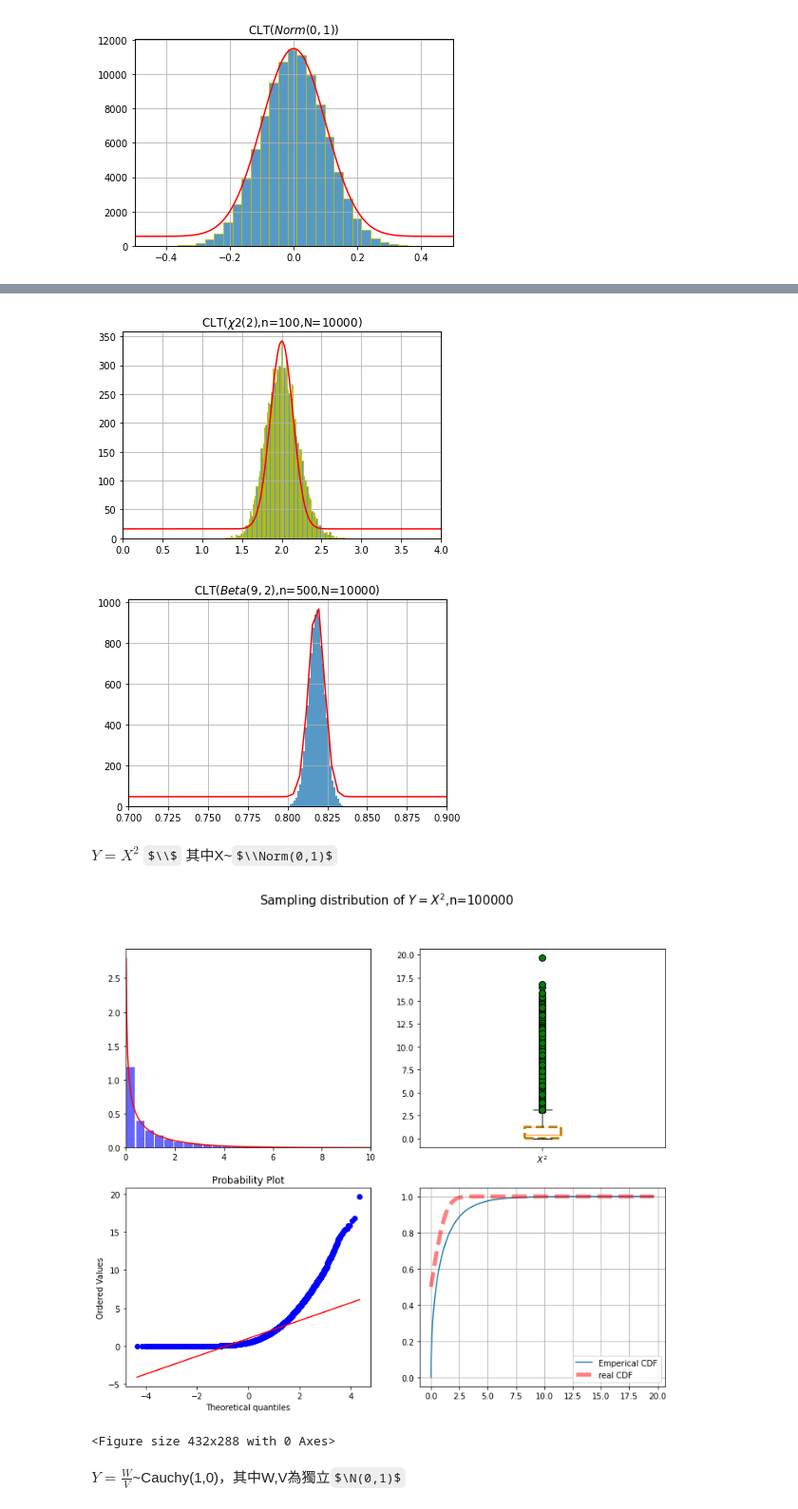
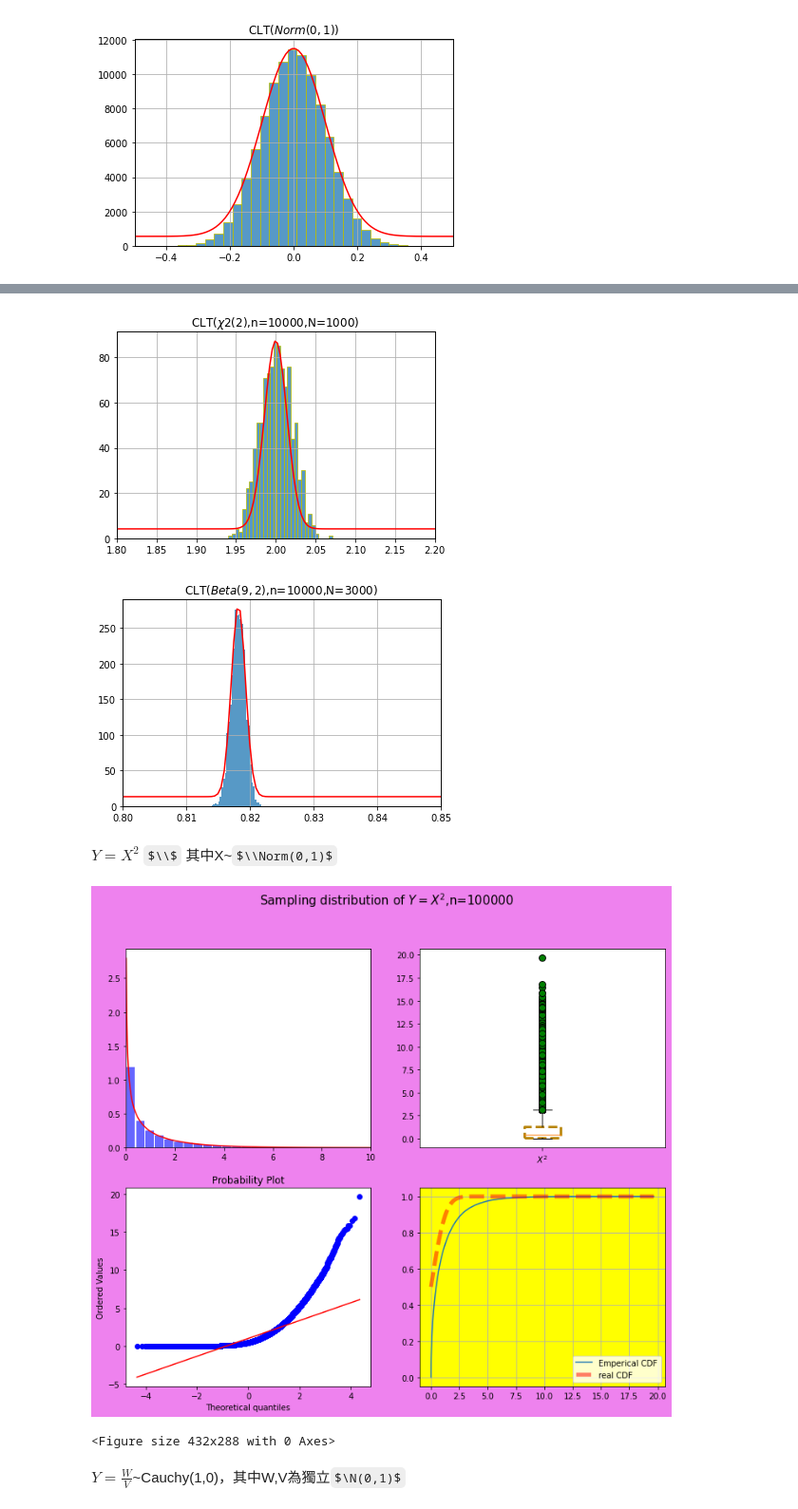
Before and after one commit to aceaceace123/Maching-Learning, a Jupyter notebook: hw3.ipynb, the cells around one changed output, grey strips where cells are left out. Shown at 95% size. Saved outputs shown, nothing was run; the diff lists cells and outputs as text; code cells hidden in the pictures; some formulas as TeX source.

```diff
--- a/hw3.ipynb
+++ b/hw3.ipynb
@@ -389,6 +389,6 @@ plt.show()
 # %%
-n,N=100,10000#N母體n每次的樣本個數
-bins=100
+n,N=10000,1000#N母體n每次的樣本個數
+bins=30
 rng=np.random.default_rng(5)
 x6=rng.chisquare(2,size=(N,n))
 x_bar=x6.mean(axis=1)#axis=1表示行
@@ -396,20 +396,20 @@ x_bar=x6.mean(axis=1)#axis=1表示行
 fig, ax1 = plt.subplots()
 ax2 = ax1.twinx()
 ax1.hist(x_bar,color='tab:blue', alpha=0.75,bins=bins,edgecolor='y')
-ax1.set_xlim(0,4)
-b=np.linspace(-5,5,1000)
+ax1.set_xlim(1.8,2.2)
+b=np.linspace(-5,5,3000)
 y=norm.pdf(b,2.0,np.sqrt(2)/(np.sqrt(n)))
 ax2.plot(b,y,color='r')
 ax2.set_yticks([])
 ax1.grid(True)
-plt.title('CLT($\\chi2(2)$,n=100,N=10000)')
+plt.title('CLT($\\chi2{{(2)}}$,n={},N={})'.format(n,N))
 plt.grid(True)
 plt.savefig('hw3chi22.png', format='png')
 plt.show()
 # %% [output]
-[figure, old version]
+[figure, new version]
 # %%
-n,N=500,10000#N母體n每次的樣本個數
+n,N=10000,3000#N母體n每次的樣本個數
 bins=30
 rng=np.random.default_rng(5)
 x6=rng.beta(9,2,size=(N,n))
@@ -419,18 +419,18 @@ x_bar=x6.mean(axis=1)#axis=1表示行
 fig, ax1 = plt.subplots()
 ax2 = ax1.twinx()
 ax1.hist(x_bar,color='tab:blue', alpha=0.75,bins=bins)
-ax1.set_xlim(0.7,0.9)
-b=np.linspace(-1,1,500)
+ax1.set_xlim(0.8,0.850)
+b=np.linspace(-1,1,4000)
 y=norm.pdf(b,9/11,np.sqrt(18)/(np.sqrt(12*121*n)))
 ax2.plot(b,y,color='r')
 ax2.set_yticks([])
 ax1.grid(True)
-plt.title('CLT($Beta(9,2)$,n=500,N=10000)')
+plt.title('CLT($Beta(9,2)$,n={},N={})'.format(n,N))
 plt.grid(True)
 plt.savefig('hw3beta92.png', format='png')
 plt.show()
 # %% [output]
-[figure, old version]
+[figure, new version]
 # %% [markdown]
 $Y=X^2$ $\\$ 其中X~$\\Norm(0,1)$
 # %%
@@ -446,34 +446,36 @@ w=x**2
 df=1
 fig,ax=plt.subplots(2,2,figsize=(12,10))
 ax[0][0].hist(w,bins=50,alpha=0.6,color='b',linewidth = 1, density=True, rwidth = 0.9)
 xlim=[0,10]
 x_=np.linspace(xlim[0],xlim[1],500)
 y_chi2=chi2.pdf(x_.reshape(-1,1),df)
 ax[0][0].plot(x_,y_chi2,color='r')
 ax[0][0].set_xlim(0,10)
 
 boxprops = dict(linestyle = '--', linewidth = 3, color = 'darkgoldenrod')
 flierprops = dict(marker='o', markerfacecolor = 'green',
     markersize = 8, linestyle = 'none') # define outliers
 labels = ['$X^2$']
 ax[0][1].boxplot(w, boxprops = boxprops,
     flierprops = flierprops, labels = labels)
 
 stats.probplot(w, dist = "norm", plot = ax[1][0])
 
 x1=np.sort(w)
 y=np.arange(1,size+1)/size
 ax[1][1].plot(x1,y,drawstyle='steps-pre',label='Emperical CDF')
 y_=norm.cdf(x1)
 ax[1][1].plot(x1,y_,color='r', linestyle = '--',
     linewidth = 5, alpha = 0.5, label = 'real CDF')
 ax[1][1].legend()
+ax[1][1].set_facecolor("yellow")
+fig.set_facecolor("violet")
 plt.suptitle('Sampling distribution of $Y=X^2$,n=100000',fontsize=15)
 plt.grid(True)
 plt.show()
 plt.savefig('hw3sumstdnor.png', format='png')
 # %% [output]
-[figure, old version]
+[figure, new version]
 <Figure size 432x288 with 0 Axes>
 # %% [markdown]
 $Y=\frac{W}{V}$~Cauchy(1,0)，其中W,V為獨立$\N(0,1)$
```
Also changed, not shown: parts of 5 cells of this notebook, 8 other files.
